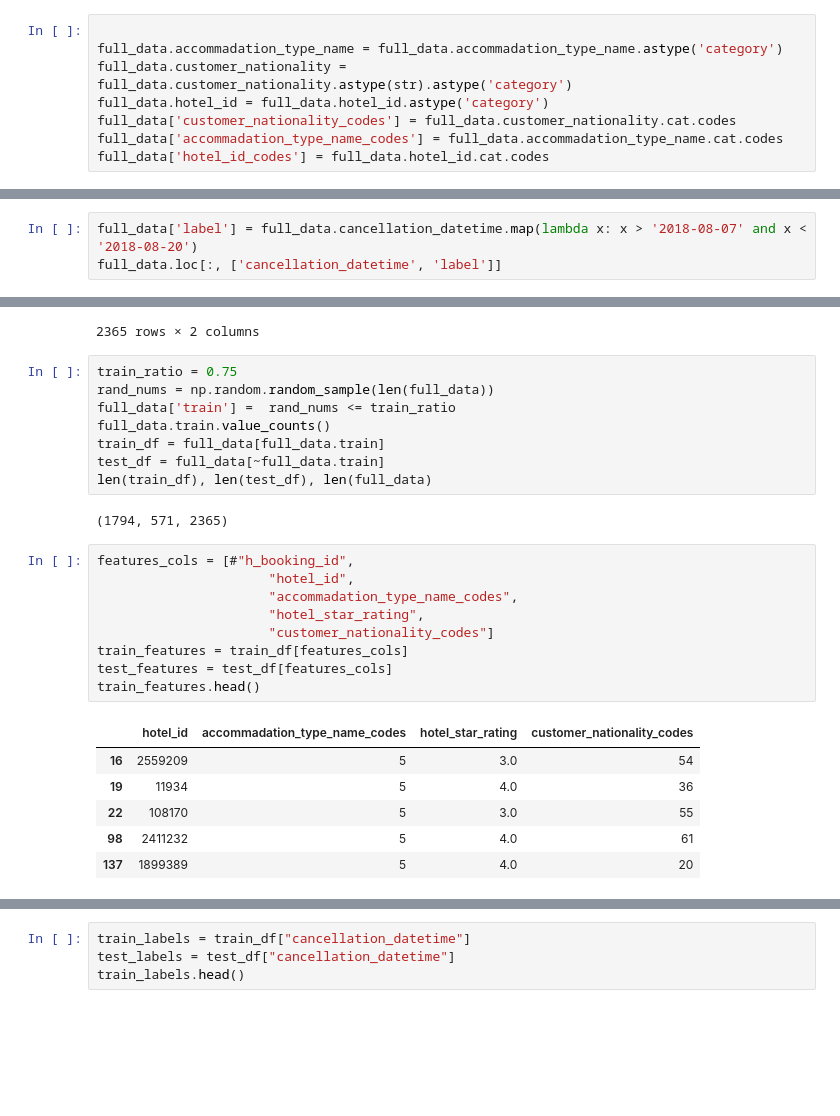
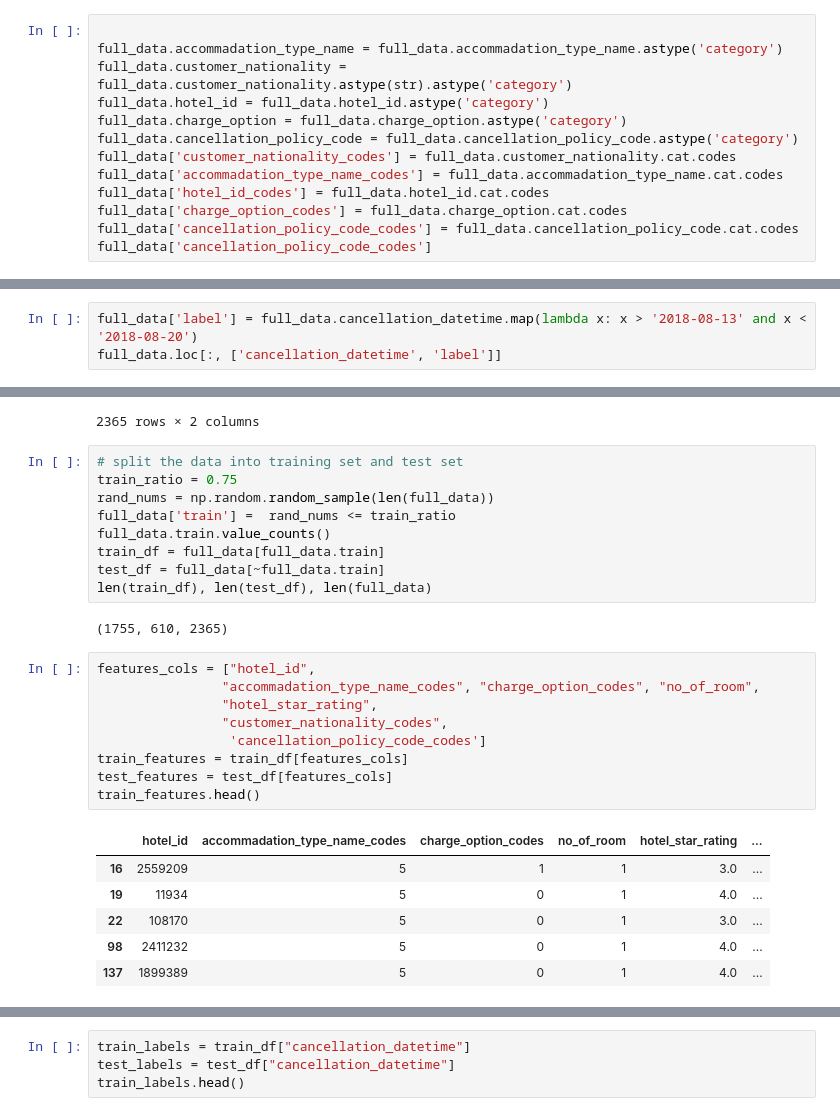
Before and after one commit to razbareli/IML, a Jupyter notebook: challenge/model_testing.ipynb, the cells around one changed output, grey strips where cells are left out. Cells and saved outputs as stored; diff of their text form; blank space fills up the shorter version.

```diff
--- a/challenge/model_testing.ipynb
+++ b/challenge/model_testing.ipynb
@@ -21,6 +22,11 @@ full_data.head()
 full_data.accommadation_type_name = full_data.accommadation_type_name.astype('category')
 full_data.customer_nationality = full_data.customer_nationality.astype(str).astype('category')
 full_data.hotel_id = full_data.hotel_id.astype('category')
+full_data.charge_option = full_data.charge_option.astype('category')
+full_data.cancellation_policy_code = full_data.cancellation_policy_code.astype('category')
 full_data['customer_nationality_codes'] = full_data.customer_nationality.cat.codes
 full_data['accommadation_type_name_codes'] = full_data.accommadation_type_name.cat.codes
 full_data['hotel_id_codes'] = full_data.hotel_id.cat.codes
+full_data['charge_option_codes'] = full_data.charge_option.cat.codes
+full_data['cancellation_policy_code_codes'] = full_data.cancellation_policy_code.cat.codes
+full_data['cancellation_policy_code_codes']
@@ -27,5 +46,5 @@ full_data['hotel_id_codes'] = full_data.hotel_id.cat.codes
 # %%
-full_data['label'] = full_data.cancellation_datetime.map(lambda x: x > '2018-08-07' and x < '2018-08-20')
+full_data['label'] = full_data.cancellation_datetime.map(lambda x: x > '2018-08-13' and x < '2018-08-20')
 full_data.loc[:, ['cancellation_datetime', 'label']]
 # %% [output]
 |  | cancellation_datetime | label |
@@ -42,6 +61,7 @@ full_data.loc[:, ['cancellation_datetime', 'label']]
 | 58626 | 2018-08-23 | False |
 2365 rows × 2 columns
 # %%
+# split the data into training set and test set
 train_ratio = 0.75
 rand_nums = np.random.random_sample(len(full_data))
 full_data['train'] =  rand_nums <= train_ratio
@@ -50,23 +70,23 @@ train_df = full_data[full_data.train]
 test_df = full_data[~full_data.train]
 len(train_df), len(test_df), len(full_data)
 # %% [output]
-(1794, 571, 2365)
+(1755, 610, 2365)
 # %%
-features_cols = [#"h_booking_id",
-                      "hotel_id",
-                      "accommadation_type_name_codes",
-                      "hotel_star_rating",
-                      "customer_nationality_codes"]
+features_cols = ["hotel_id",
+                "accommadation_type_name_codes", "charge_option_codes", "no_of_room",
+                "hotel_star_rating",
+                "customer_nationality_codes",
+                 'cancellation_policy_code_codes']
 train_features = train_df[features_cols]
 test_features = test_df[features_cols]
 train_features.head()
 # %% [output]
-|  | hotel_id | accommadation_type_name_codes | hotel_star_rating | customer_nationality_codes |
-| 16 | 2559209 | 5 | 3.0 | 54 |
-| 19 | 11934 | 5 | 4.0 | 36 |
-| 22 | 108170 | 5 | 3.0 | 55 |
-| 98 | 2411232 | 5 | 4.0 | 61 |
-| 137 | 1899389 | 5 | 4.0 | 20 |
+|  | hotel_id | accommadation_type_name_codes | charge_option_codes | no_of_room | hotel_star_rating | ... |
+| 16 | 2559209 | 5 | 1 | 1 | 3.0 | ... |
+| 19 | 11934 | 5 | 0 | 1 | 4.0 | ... |
+| 22 | 108170 | 5 | 0 | 1 | 3.0 | ... |
+| 98 | 2411232 | 5 | 0 | 1 | 4.0 | ... |
+| 137 | 1899389 | 5 | 0 | 1 | 4.0 | ... |
 # %%
 # features = full_data[[#"h_booking_id",
 #                       "hotel_id",
```
Also changed, not shown: parts of 15 cells of this notebook, 2 other files.
